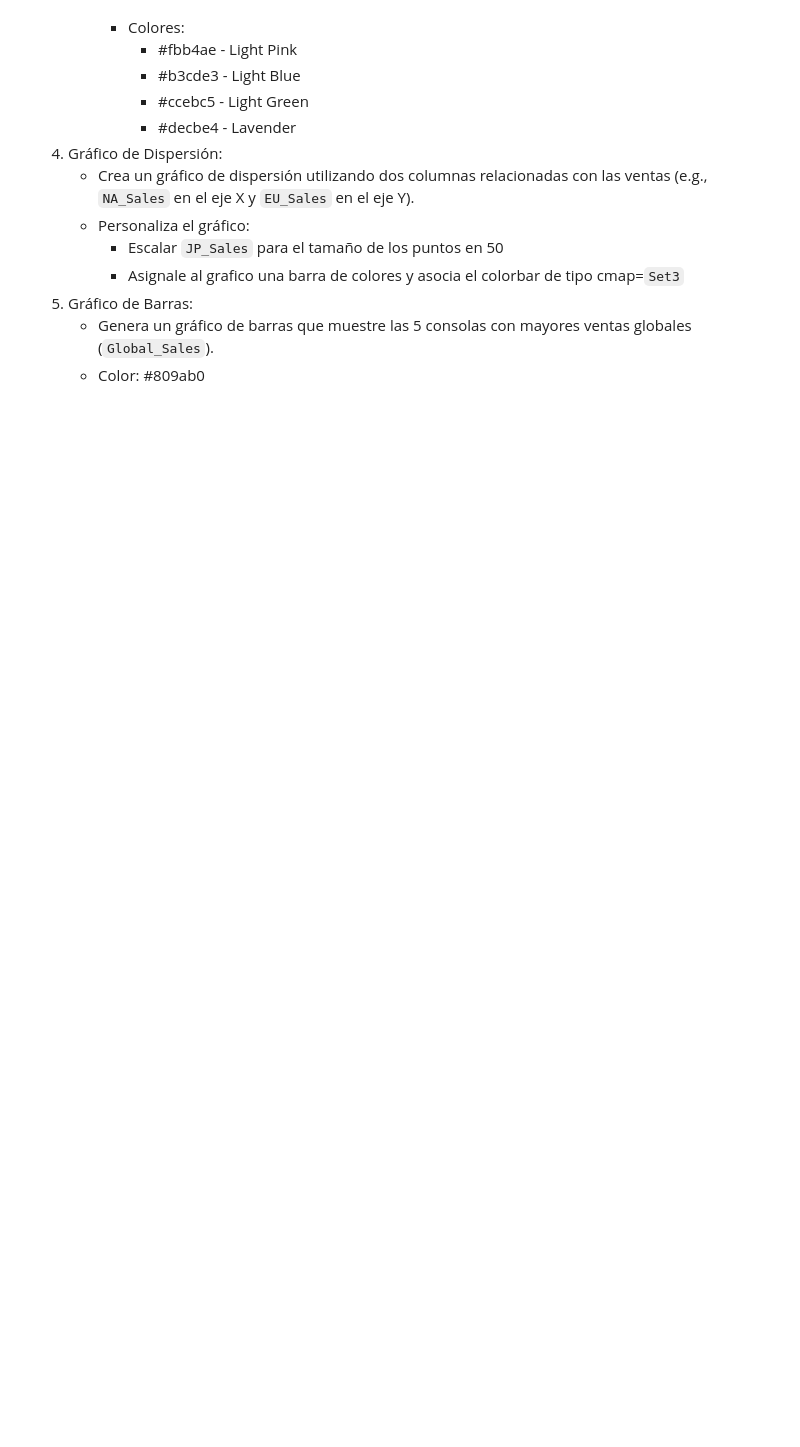
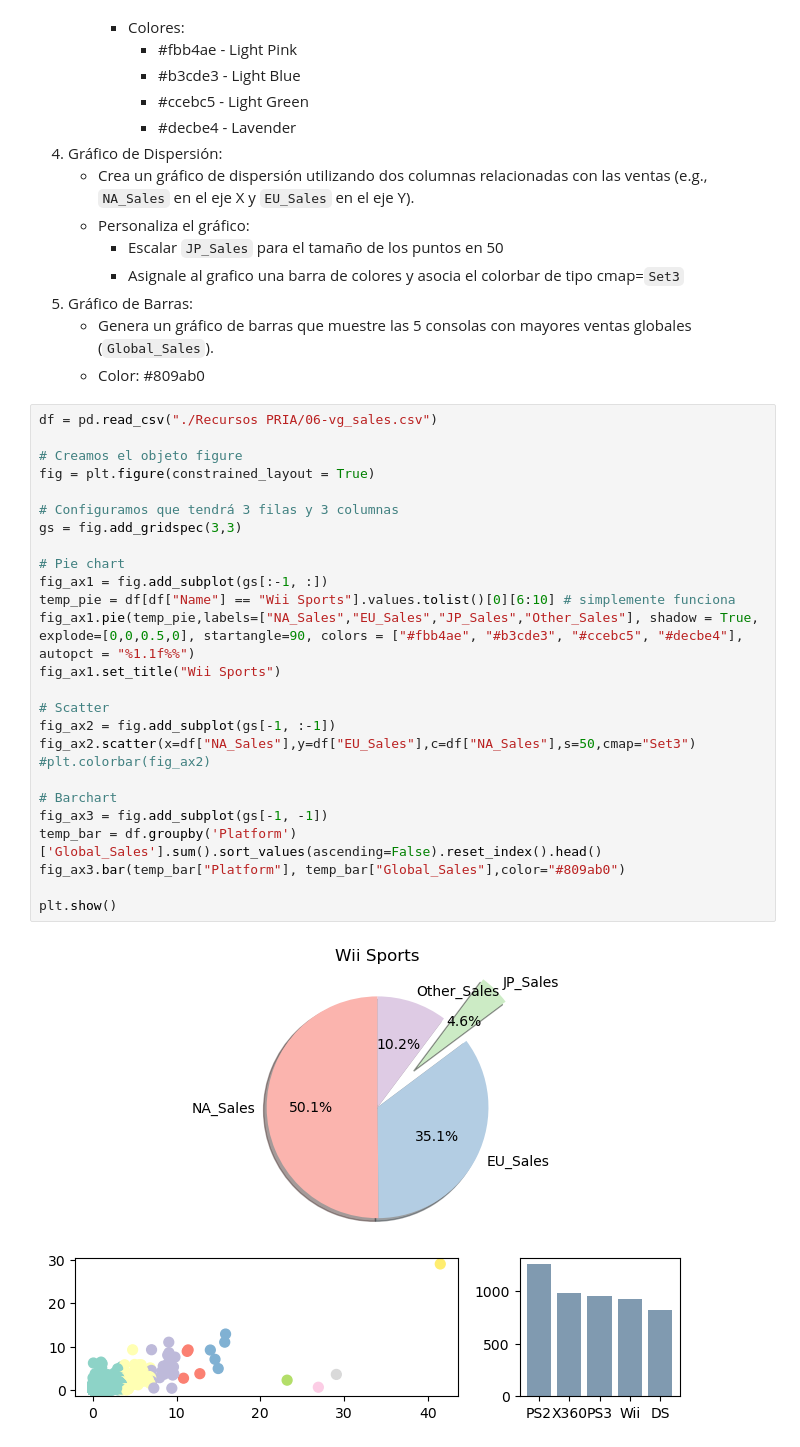
Before and after one commit to Mario-Lopez-Gonzalez/Python_clase, a Jupyter notebook: Exámenes/PRIA-1/2425_EV1_PRIA-Examen_python_Practico_V1.ipynb, the cells around one changed output. Drawn from its saved outputs; the diff is of its cells as text; blank space fills up the shorter version.

```diff
--- a/Exámenes/PRIA-1/2425_EV1_PRIA-Examen_python_Practico_V1.ipynb
+++ b/Exámenes/PRIA-1/2425_EV1_PRIA-Examen_python_Practico_V1.ipynb
@@ -141,3 +294,31 @@ Genera una matriz (100 filas x 6 columnas) de números enteros aleatorios del 0
 4. Gráfico de Barras:
     * Genera un gráfico de barras que muestre las 5 consolas con mayores ventas globales (`Global_Sales`).
     * Color: #809ab0
+# %%
+df = pd.read_csv("./Recursos PRIA/06-vg_sales.csv")
+
+# Creamos el objeto figure
+fig = plt.figure(constrained_layout = True)
+
+# Configuramos que tendrá 3 filas y 3 columnas
+gs = fig.add_gridspec(3,3)
+
+# Pie chart
+fig_ax1 = fig.add_subplot(gs[:-1, :])
+temp_pie = df[df["Name"] == "Wii Sports"].values.tolist()[0][6:10] # simplemente funciona
+fig_ax1.pie(temp_pie,labels=["NA_Sales","EU_Sales","JP_Sales","Other_Sales"], shadow = True, explode=[0,0,0.5,0], startangle=90, colors = ["#fbb4ae", "#b3cde3", "#ccebc5", "#decbe4"], autopct = "%1.1f%%")
+fig_ax1.set_title("Wii Sports")
+
+# Scatter
+fig_ax2 = fig.add_subplot(gs[-1, :-1])
+fig_ax2.scatter(x=df["NA_Sales"],y=df["EU_Sales"],c=df["NA_Sales"],s=50,cmap="Set3")
+#plt.colorbar(fig_ax2)
+
+# Barchart
+fig_ax3 = fig.add_subplot(gs[-1, -1])
+temp_bar = df.groupby('Platform')['Global_Sales'].sum().sort_values(ascending=False).reset_index().head()
+fig_ax3.bar(temp_bar["Platform"], temp_bar["Global_Sales"],color="#809ab0")
+
+plt.show()
+# %% [output]
+[figure, added]
```
Also changed, not shown: parts of 8 cells of this notebook.
